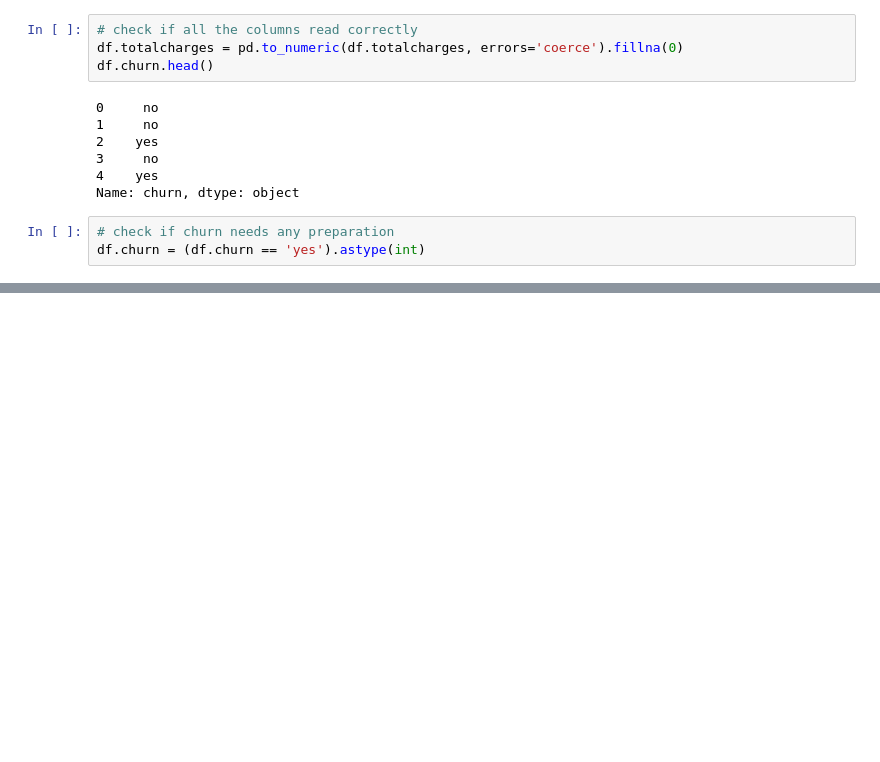
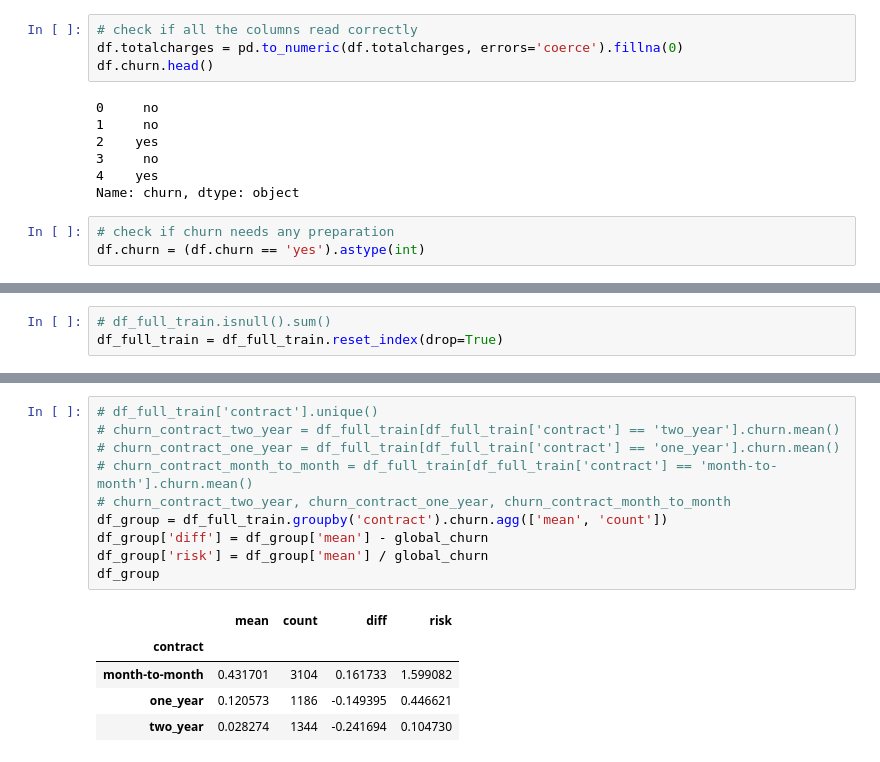
Before and after one commit to Robert-CPX/ML-DTC, a Jupyter notebook: churn-prediction/churn-prediction.ipynb, the cells around one changed output, grey strips where cells are left out. Saved outputs shown, nothing was run; the diff lists cells and outputs as text; blank space fills up the shorter version.

```diff
--- a/churn-prediction/churn-prediction.ipynb
+++ b/churn-prediction/churn-prediction.ipynb
@@ -87,0 +114,3 @@ df.churn = (df.churn == 'yes').astype(int)
+# %%
+# df_full_train.isnull().sum()
+df_full_train = df_full_train.reset_index(drop=True)
@@ -87,0 +159,16 @@ df.churn = (df.churn == 'yes').astype(int)
+# %%
+# df_full_train['contract'].unique()
+# churn_contract_two_year = df_full_train[df_full_train['contract'] == 'two_year'].churn.mean()
+# churn_contract_one_year = df_full_train[df_full_train['contract'] == 'one_year'].churn.mean()
+# churn_contract_month_to_month = df_full_train[df_full_train['contract'] == 'month-to-month'].churn.mean()
+# churn_contract_two_year, churn_contract_one_year, churn_contract_month_to_month
+df_group = df_full_train.groupby('contract').churn.agg(['mean', 'count'])
+df_group['diff'] = df_group['mean'] - global_churn
+df_group['risk'] = df_group['mean'] / global_churn
+df_group
+# %% [output]
+|  | mean | count | diff | risk |
+| contract |  |  |  |  |
+| month-to-month | 0.431701 | 3104 | 0.161733 | 1.599082 |
+| one_year | 0.120573 | 1186 | -0.149395 | 0.446621 |
+| two_year | 0.028274 | 1344 | -0.241694 | 0.104730 |
```
Also changed, not shown: parts of 15 cells of this notebook.
